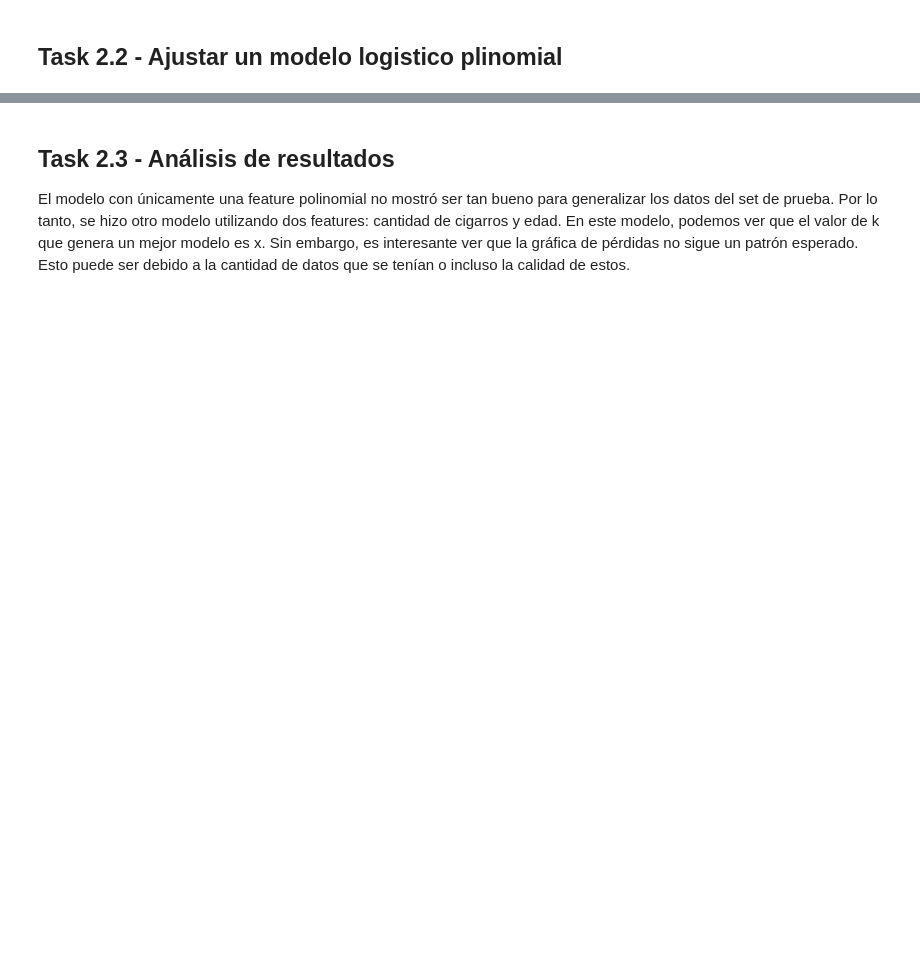
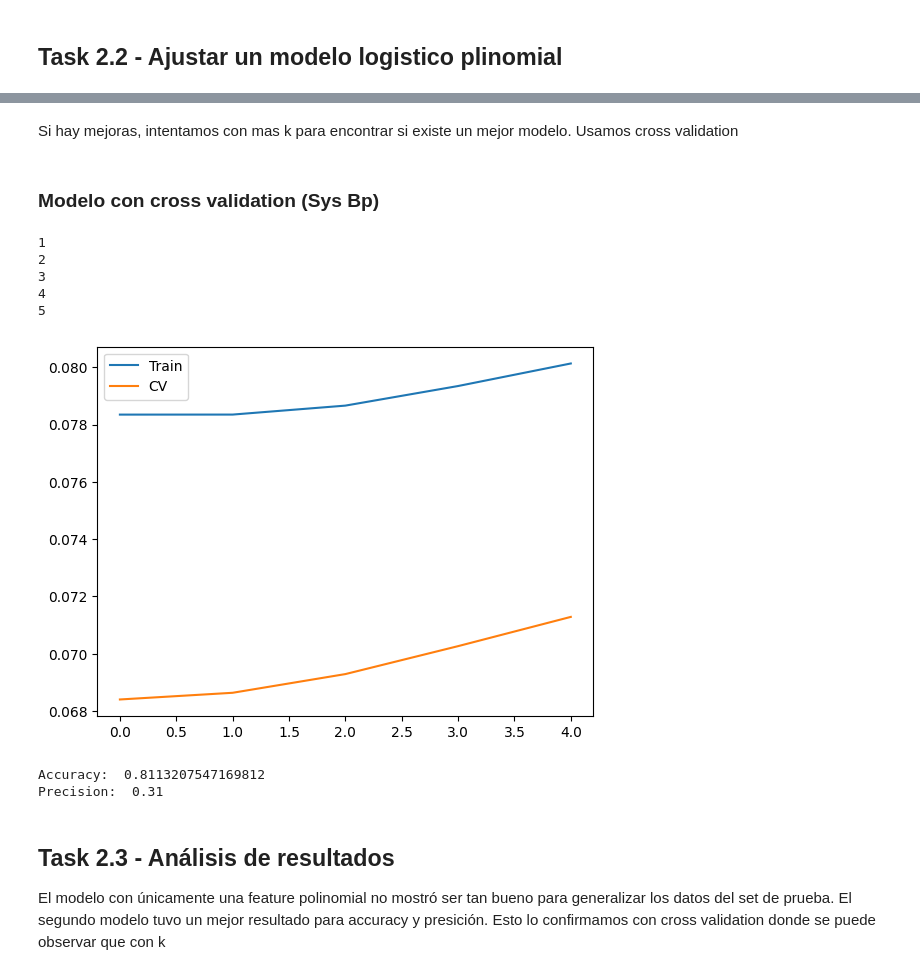
Before and after one commit to guillermoSb/uvg_2023_ia_lab04, a Jupyter notebook: Laboratorio 04 - Regresión Logistica.ipynb, the cells around one changed output, grey strips where cells are left out. Saved outputs shown, nothing was run; the diff lists cells and outputs as text; code cells hidden in the pictures; blank space fills up the shorter version.

```diff
--- a/Laboratorio 04 - Regresión Logistica.ipynb
+++ b/Laboratorio 04 - Regresión Logistica.ipynb
@@ -23,7 +40,3 @@ np.random.shuffle(clean_data)
-# %%
-# Normalizar valores
-for i in range(clean_data.shape[1] - 1):
-	clean_data[:, i] = (clean_data[:, i] - np.mean(clean_data[:, i])) / np.std(clean_data[:, i])
 # %% [markdown]
 ## Task 2.2 - Ajustar un modelo logistico plinomial
 # %% [markdown]
@@ -152,4 +99,64 @@ Precision for test data:  0.22401847575057737
+# %% [markdown]
+Si hay mejoras, intentamos con mas k para encontrar si existe un mejor modelo. Usamos cross validation
+# %% [markdown]
+### Modelo con cross validation (Sys Bp)
+# %%
+new_data = clean_data.copy()
+# Add polynomial feature: Sys BP
+
+train_losses = []
+cv_losses = []
+best_theta = None
+for k in range(1,6):
+		print(k)
+		data = clean_data
+		# Add polynomial feature: Sys BP
+		data = np.hstack((new_data[:, 7].reshape(new_data.shape[0], 1) ** k, data))
+
+		# Normalize the data except last column
+		for i in range(data.shape[1] - 1):
+				data[:, i] = (data[:, i] - np.mean(data[:, i])) / np.std(data[:, i])
+		# Bias
+		data = np.hstack((np.ones((data.shape[0], 1)), data))
+		train_data = data[:int(0.6*len(data))]
+		cv_data = data[int(0.6*len(data)):int(0.8*len(data))]
+		# Train model
+		X = train_data[:, :-1]
+		y = train_data[:, -1].reshape(train_data.shape[0], 1)
+		theta = np.ones((X.shape[1], 1))
+		theta = reg.linear_regression(X, y, theta, 0.05, 0.02)
+		# Add loss to train_losses
+		train_losses.append(reg.loss(X, y, theta))
+		# Calculate loss on cv_data
+		X_cv = cv_data[:, :-1]
+		y_cv = cv_data[:, -1].reshape(cv_data.shape[0], 1)
+		cv_losses.append(reg.loss(X_cv, y_cv, theta))
+		if k == 2:
+			best_theta = theta
+# Plot the losses
+plt.plot(train_losses, label="Train")
+plt.plot(cv_losses, label="CV")
+plt.legend()
+plt.show()
+# Predict with best_theta
+test_data = data[int(0.8*len(data)):]
+X_test = test_data[:, :-1]
+y_test = test_data[:, -1].reshape(test_data.shape[0], 1)
+y_pred = reg.sigmoid(best_theta, X_test)
+y_pred = np.where(y_pred > 0.5, 1, 0)
+# Accuracy and precision
+print("Accuracy: ", np.sum(y_pred == y_test) / len(y_test))
+print("Precision: ", np.sum(y_pred[y_pred == 1] == y_test[y_pred == 1]) / np.sum(y_pred == 1))
+# %% [output]
+1
+2
+3
+4
+5
+[figure, added]
+Accuracy:  0.8113207547169812
+Precision:  0.31
 # %% [markdown]
 ## Task 2.3 - Análisis de resultados
 
-El modelo con únicamente una feature polinomial no mostró ser tan bueno para generalizar los datos del set de prueba. Por lo tanto, se hizo otro modelo utilizando dos features: cantidad de cigarros y edad. En este modelo, podemos ver que el valor de k que genera un mejor modelo es x. Sin embargo, es interesante ver que la gráfica de pérdidas no sigue un patrón esperado. Esto puede ser debido a la cantidad de datos que se tenían o incluso la calidad de estos.
+El modelo con únicamente una feature polinomial no mostró ser tan bueno para generalizar los datos del set de prueba. El segundo modelo tuvo un mejor resultado para accuracy y presición. Esto lo confirmamos con cross validation donde se puede observar que con k
```
Also changed, not shown: parts of 12 cells of this notebook, 2 other files.
